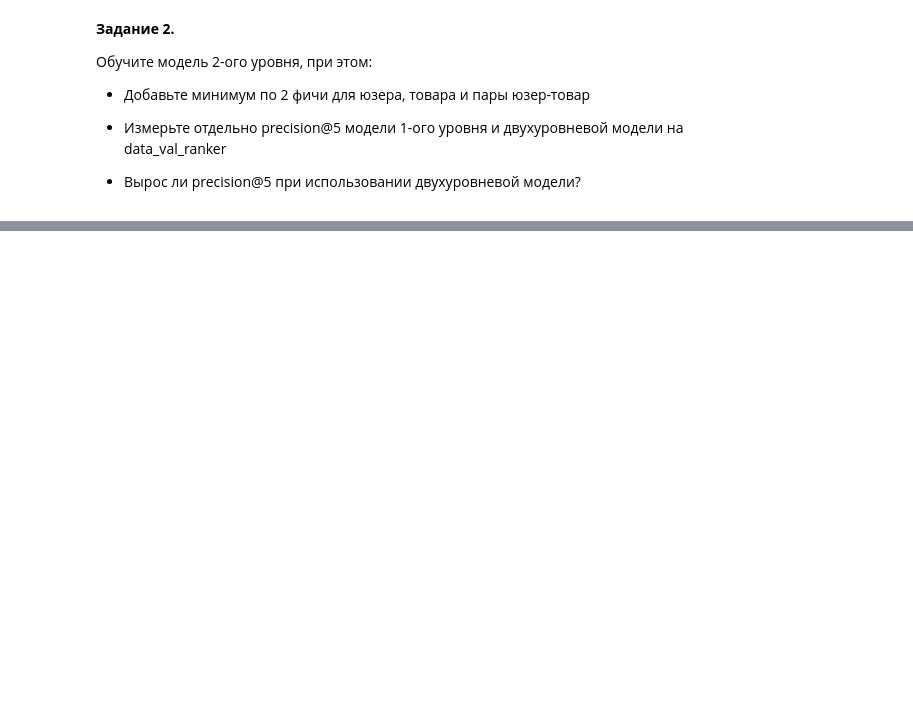
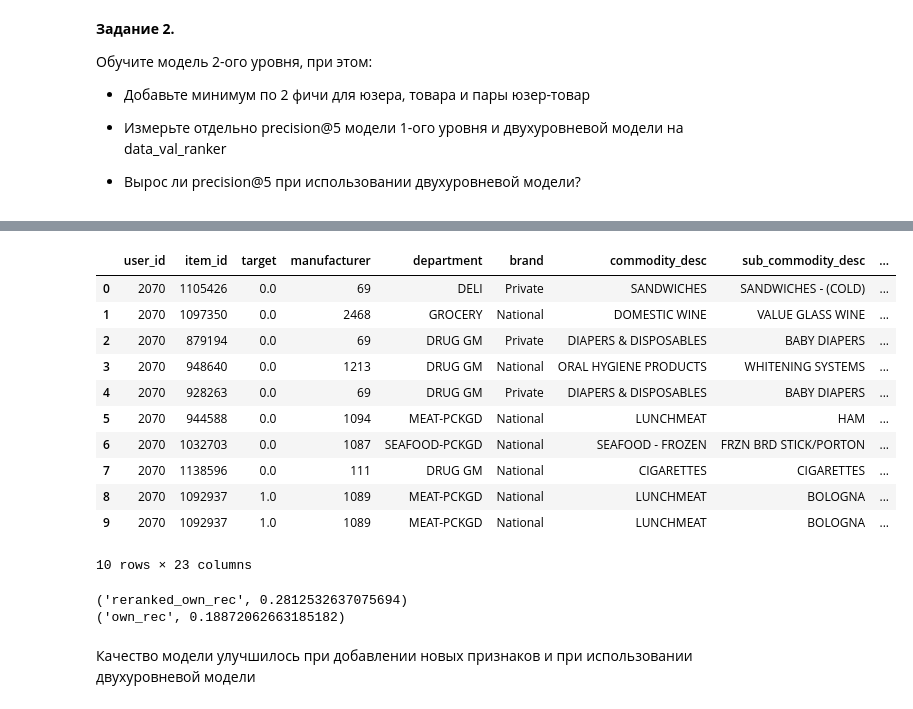
Before and after one commit to Klimonat/recommender_systems, a Jupyter notebook: Klimova_webinar_6.ipynb, the cells around one changed output, grey strips where cells are left out. Cells and saved outputs as stored; diff of their text form; code cells hidden in the pictures; blank space fills up the shorter version.

Commit message:
Обновленный файл с заданием к занятию 6
Задание к занятию №6 "Двухуровневые модели рекомендаций" по курсу "Рекомендательные системы"

```diff
--- a/Klimova_webinar_6.ipynb
+++ b/Klimova_webinar_6.ipynb
@@ -673,0 +981,8 @@ plt.legend()
+# %%
+X_train = df_ranker_train.drop('target', axis=1)
+y_train = df_ranker_train[['target']]
+# %%
+cat_feats = X_train.columns[2:].tolist()
+X_train[cat_feats] = X_train[cat_feats].astype('category')
+
+cat_feats
@@ -673,0 +1009,28 @@ plt.legend()
+# %%
+lgb = LGBMClassifier(objective='binary',
+                     max_depth=8,
+                     n_estimators=300,
+                     learning_rate=0.05,
+                     categorical_column=cat_feats)
+
+lgb.fit(X_train, y_train)
+
+train_preds = lgb.predict_proba(X_train)
+# %%
+df_ranker_predict = df_ranker_train.copy()
+df_ranker_predict['proba_item_purchase'] = train_preds[:,1]
+# %%
+df_ranker_predict.head(10)
+# %% [output]
+|  | user_id | item_id | target | manufacturer | department | brand | commodity_desc | sub_commodity_desc | ... |
+| 0 | 2070 | 1105426 | 0.0 | 69 | DELI | Private | SANDWICHES | SANDWICHES - (COLD) | ... |
+| 1 | 2070 | 1097350 | 0.0 | 2468 | GROCERY | National | DOMESTIC WINE | VALUE GLASS WINE | ... |
+| 2 | 2070 | 879194 | 0.0 | 69 | DRUG GM | Private | DIAPERS & DISPOSABLES | BABY DIAPERS | ... |
+| 3 | 2070 | 948640 | 0.0 | 1213 | DRUG GM | National | ORAL HYGIENE PRODUCTS | WHITENING SYSTEMS | ... |
+| 4 | 2070 | 928263 | 0.0 | 69 | DRUG GM | Private | DIAPERS & DISPOSABLES | BABY DIAPERS | ... |
+| 5 | 2070 | 944588 | 0.0 | 1094 | MEAT-PCKGD | National | LUNCHMEAT | HAM | ... |
+| 6 | 2070 | 1032703 | 0.0 | 1087 | SEAFOOD-PCKGD | National | SEAFOOD - FROZEN | FRZN BRD STICK/PORTON | ... |
+| 7 | 2070 | 1138596 | 0.0 | 111 | DRUG GM | National | CIGARETTES | CIGARETTES | ... |
+| 8 | 2070 | 1092937 | 1.0 | 1089 | MEAT-PCKGD | National | LUNCHMEAT | BOLOGNA | ... |
+| 9 | 2070 | 1092937 | 1.0 | 1089 | MEAT-PCKGD | National | LUNCHMEAT | BOLOGNA | ... |
+10 rows × 23 columns
@@ -673,0 +1042,7 @@ plt.legend()
+# %%
+print(*sorted(calc_precision(result, TOPK_PRECISION), key=lambda x: x[1], reverse=True), sep='\n')
+# %% [output]
+('reranked_own_rec', 0.2812532637075694)
+('own_rec', 0.18872062663185182)
+# %% [markdown]
+Качество модели улучшилось при добавлении новых признаков и при использовании двухуровневой модели
```
Also changed, not shown: parts of 54 cells of this notebook.
